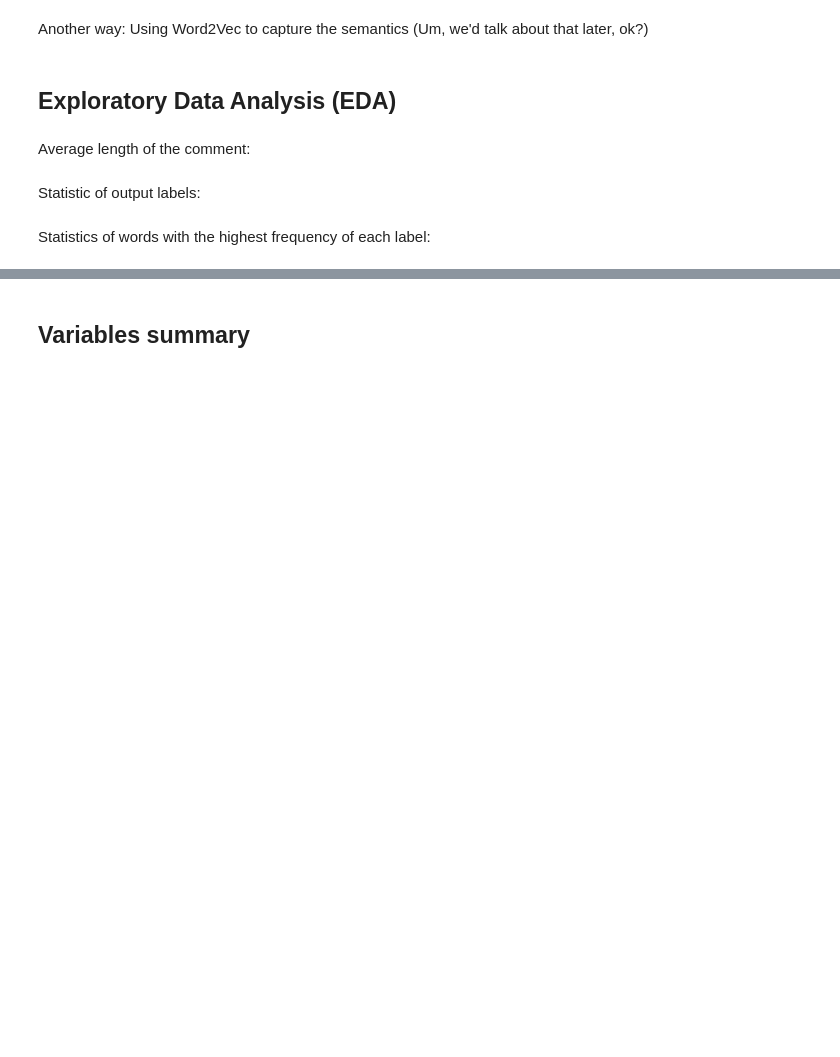
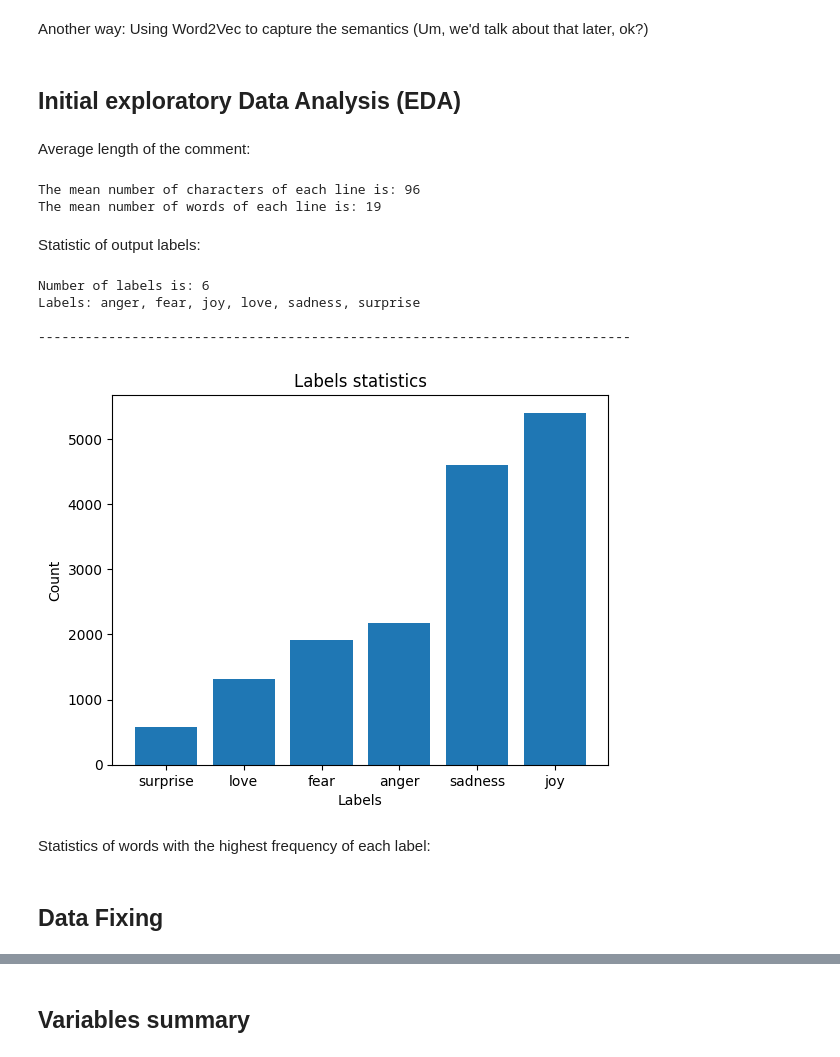
Before and after one commit to auphong2707/emotion-dectection-from-text, a Jupyter notebook: EDFT.ipynb, the cells around one changed output, grey strips where cells are left out. Drawn from its saved outputs; the diff is of its cells as text; code cells hidden in the pictures; blank space fills up the shorter version.

Commit message:
Preprocess test
Preprop test

```diff
--- a/EDFT.ipynb
+++ b/EDFT.ipynb
@@ -51,14 +68,14 @@ from sklearn.model_selection import StratifiedShuffleSplit
 # %% [markdown]
 Load data from files
 # %%
-%cd /content/drive/MyDrive/EDFT_data/
+directory = 'data/dataset/'
 
 # This method use to extract all the file in the input list
 def extract_data(files):
   data_x_raw = list()
   data_y_raw = list()
   for file in files:
-    with open(file) as f:
+    with open(directory + file) as f:
       for line in f:
         line = line.strip('\n')
         x_raw, y_raw = line.split(sep=';')
@@ -67,10 +84,11 @@ def extract_data(files):
         data_y_raw.append(y_raw)
 
   return data_x_raw, data_y_raw
-
-# Get all data
-data_train_x_raw, data_train_y_raw = extract_data(['train.txt', 'val.txt'])
-data_test_x_raw, data_test_y_raw = extract_data(['test.txt'])
-
-print("Traning data's size is:", len(data_train_x_raw))
-print("Test data's size is:", len(data_test_x_raw))
+# %%
+# Get all data
+
+X_raw, y_raw = extract_data(['train.txt', 'val.txt', 'test.txt'])
+X_train_raw, X_test_raw, y_train_raw, y_test_raw = train_test_split(X_raw, y_raw, test_size = 0.2)
+
+print("Traning data's size is:", len(X_train_raw))
+print("Test data's size is:", len(X_test_raw))
@@ -120,48 +138,60 @@ print("Preprocessed training data y is:", data_train_y)
+# %%
+y_train = np.asarray(y_train_raw)
+y_test = np.asarray(y_test_raw)
 # %% [markdown]
 *Luckily we're quite done with the abbreviations!*
 # %% [markdown]
 Another way: Using Word2Vec to capture the semantics
 (Um, we'd talk about that later, ok?)
 # %% [markdown]
-## Exploratory Data Analysis (EDA)
+## Initial exploratory Data Analysis (EDA)
 # %% [markdown]
 Average length of the comment:
 # %%
 # Calculate average number of characters
-sum_of_chars = sum([len(x) for x in data_train_x_raw])
-mean_number_chars = sum_of_chars / len(data_train_x_raw)
+sum_of_chars = sum([len(x) for x in X_train_raw])
+mean_number_chars = sum_of_chars / len(X_train_raw)
 
 # Calculate average number of words
-sum_of_words = sum([len(x.split()) for x in data_train_x_raw])
-mean_number_words = sum_of_words / len(data_train_x_raw)
+sum_of_words = sum([len(x.split()) for x in X_train_raw])
+mean_number_words = sum_of_words / len(X_train_raw)
 
 # Print
 print('The mean number of characters of each line is: %d' % mean_number_chars)
 print('The mean number of words of each line is: %d' % mean_number_words)
+# %% [output]
+The mean number of characters of each line is: 96
+The mean number of words of each line is: 19
 # %% [markdown]
 Statistic of output labels:
 # %%
 # Number of labels:
-labels = np.unique(data_train_y)
+labels = np.unique(y_train)
 print('Number of labels is: %d' % len(labels))
 print('Labels: ' + ', '.join(labels))
 print('\n----------------------------------------------------------------------------\n')
 
 # Plot:
 df = pd.DataFrame(
   dict(
     labels = labels,
-    label_elements_count = [data_train_y_raw.count(label) for label in labels]
+    label_elements_count = [y_train_raw.count(label) for label in labels]
   )
 )
 df = df.sort_values('label_elements_count')
 
 plt.title(label='Labels statistics')
 plt.xlabel('Labels')
 plt.ylabel('Count')
 
 plt.bar('labels', 'label_elements_count', data=df)
 
 plt.show()
+# %% [output]
+Number of labels is: 6
+Labels: anger, fear, joy, love, sadness, surprise
+
+----------------------------------------------------------------------------
+[figure, added]
 # %% [markdown]
 Statistics of words with the highest frequency of each label:
@@ -201,0 +235,2 @@ plt.show()
+# %% [markdown]
+## Data Fixing
```
Also changed, not shown: parts of 47 cells of this notebook, 1 other file.
